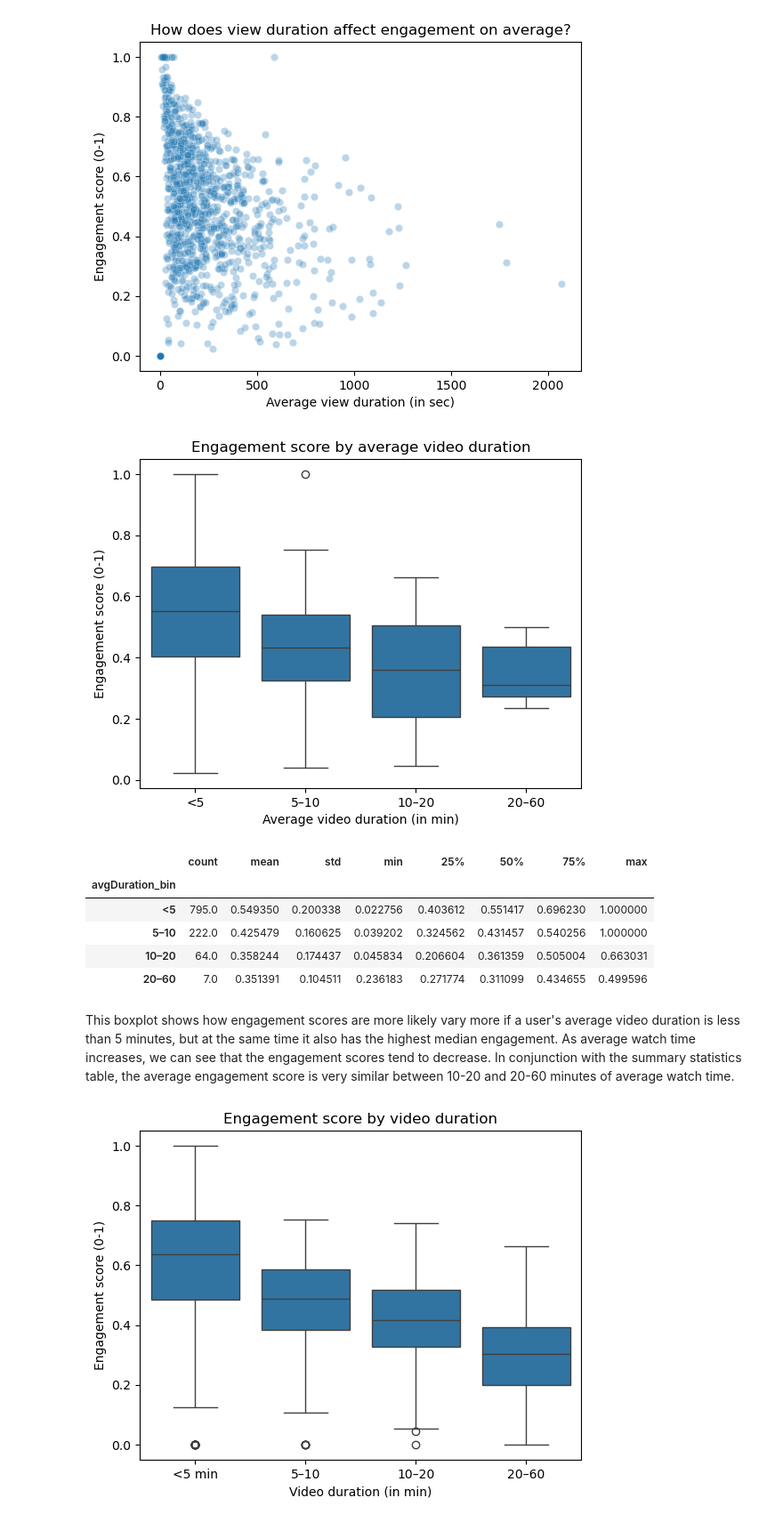
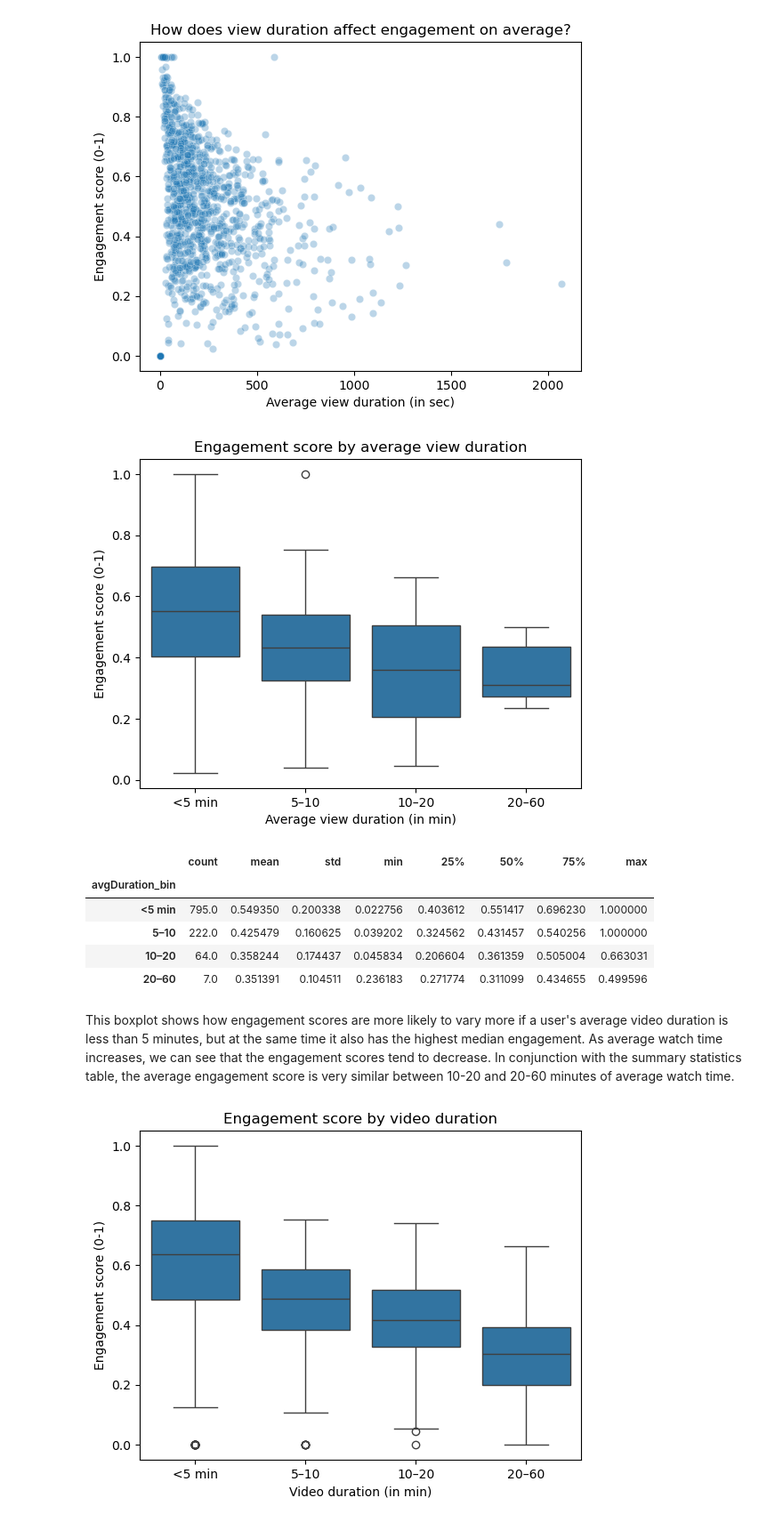
Before and after one commit to keil4ni/151r-proj, a Jupyter notebook: youtube_duration.ipynb, the cells around one changed output. Shown at 89% size. Cells and saved outputs as stored; diff of their text form; code cells hidden in the pictures.

```diff
--- a/youtube_duration.ipynb
+++ b/youtube_duration.ipynb
@@ -145,29 +145,29 @@ Text(0.5, 1.0, 'How does view duration affect engagement on average?')
 # %%
 # boxplot b/w video avg video duration & engagement
 yt["avgDuration_bin"] = pd.cut(
     yt["averageViewDuration"],
     bins = [0, 300, 600, 1200, 3600],
-    labels = ["<5", "5–10", "10–20", "20–60"]
+    labels = ["<5 min", "5–10", "10–20", "20–60"]
 )
 
 sns.boxplot(data = yt, x = "avgDuration_bin", y = "engagement")
-plt.title("Engagement score by average video duration")
-plt.xlabel("Average video duration (in min)")
+plt.title("Engagement score by average view duration")
+plt.xlabel("Average view duration (in min)")
 plt.ylabel("Engagement score (0-1)")
 plt.show()
 # %% [output]
-[figure, old version]
+[figure, new version]
 # %%
 yt.groupby('avgDuration_bin')['engagement'].describe()
 # %% [output]
 |  | count | mean | std | min | 25% | 50% | 75% | max |
 | avgDuration_bin |  |  |  |  |  |  |  |  |
-| <5 | 795.0 | 0.549350 | 0.200338 | 0.022756 | 0.403612 | 0.551417 | 0.696230 | 1.000000 |
+| <5 min | 795.0 | 0.549350 | 0.200338 | 0.022756 | 0.403612 | 0.551417 | 0.696230 | 1.000000 |
 | 5–10 | 222.0 | 0.425479 | 0.160625 | 0.039202 | 0.324562 | 0.431457 | 0.540256 | 1.000000 |
 | 10–20 | 64.0 | 0.358244 | 0.174437 | 0.045834 | 0.206604 | 0.361359 | 0.505004 | 0.663031 |
 | 20–60 | 7.0 | 0.351391 | 0.104511 | 0.236183 | 0.271774 | 0.311099 | 0.434655 | 0.499596 |
 # %% [markdown]
-This boxplot shows how engagement scores are more likely vary more if a user's average video duration is less than 5 minutes, but at the same time it also has the highest median engagement. As average watch time increases, we can see that the engagement scores tend to decrease. In conjunction with the summary statistics table, the average engagement score is very similar between 10-20 and 20-60 minutes of average watch time.
+This boxplot shows how engagement scores are more likely to vary more if a user's average video duration is less than 5 minutes, but at the same time it also has the highest median engagement. As average watch time increases, we can see that the engagement scores tend to decrease. In conjunction with the summary statistics table, the average engagement score is very similar between 10-20 and 20-60 minutes of average watch time.
 # %%
 # boxplot b/w video avg video duration & engagement
 yt["duration_bin"] = pd.cut(
```
Also changed, not shown: parts of 6 cells of this notebook.
